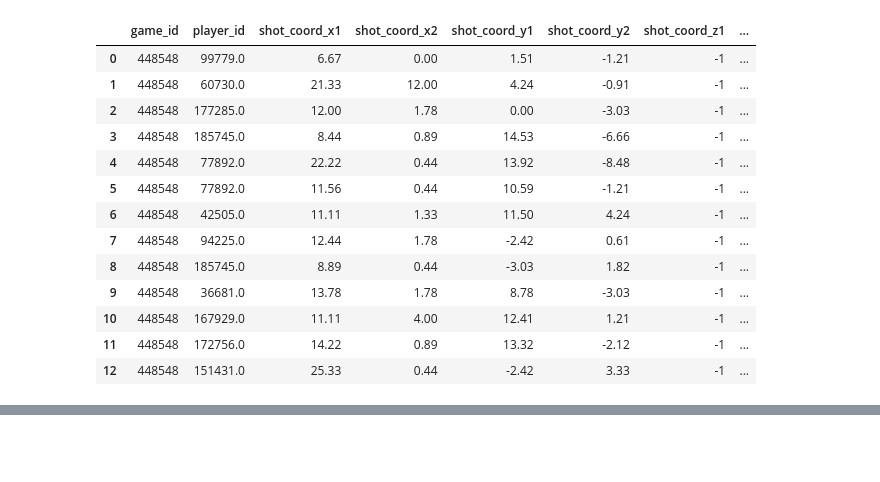
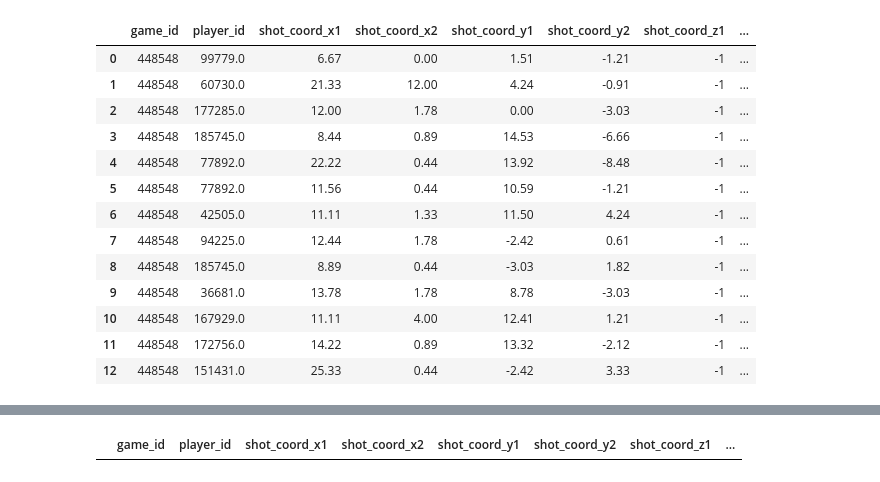
Before and after one commit to d-v-dlee/super_liga_xg, a Jupyter notebook: db_to_df_clean.ipynb, the cells around one changed output, grey strips where cells are left out. Drawn from its saved outputs; the diff is of its cells as text; code cells hidden in the pictures; blank space fills up the shorter version.

```diff
--- a/db_to_df_clean.ipynb
+++ b/db_to_df_clean.ipynb
@@ -180,0 +195,12 @@ game_to_cleaned_df(game)
+# %%
+attach_to_df = pd.DataFrame(columns=['game_id', 'player_id', 'shot_coord_x1', 'shot_coord_x2',
+       'shot_coord_y1', 'shot_coord_y2', 'shot_coord_z1', 'shot_coord_z2',
+       'shot_id', 'shot_type', 'team_id', 'time_of_event(min)',
+       'passed_from_id', 'pass_coord_x1', 'pass_coord_x2', 'pass_coord_y1',
+       'pass_coord_y2', 'pass_coord_z1', 'pass_coord_z2', 'corner_kick',
+       'shot_distance', 'shot_angle', 'assisted_shot', 'is_penalty_attempt',
+       'goal'])
+# %%
+attach_to_df
+# %% [output]
+|  | game_id | player_id | shot_coord_x1 | shot_coord_x2 | shot_coord_y1 | shot_coord_y2 | shot_coord_z1 | ... |
```
Also changed, not shown: parts of 10 cells of this notebook, 1 other file.
